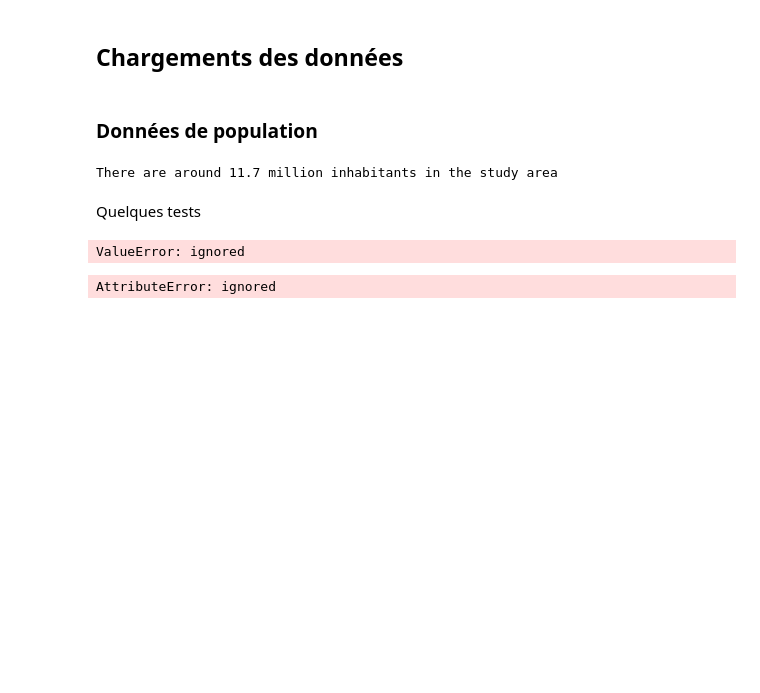
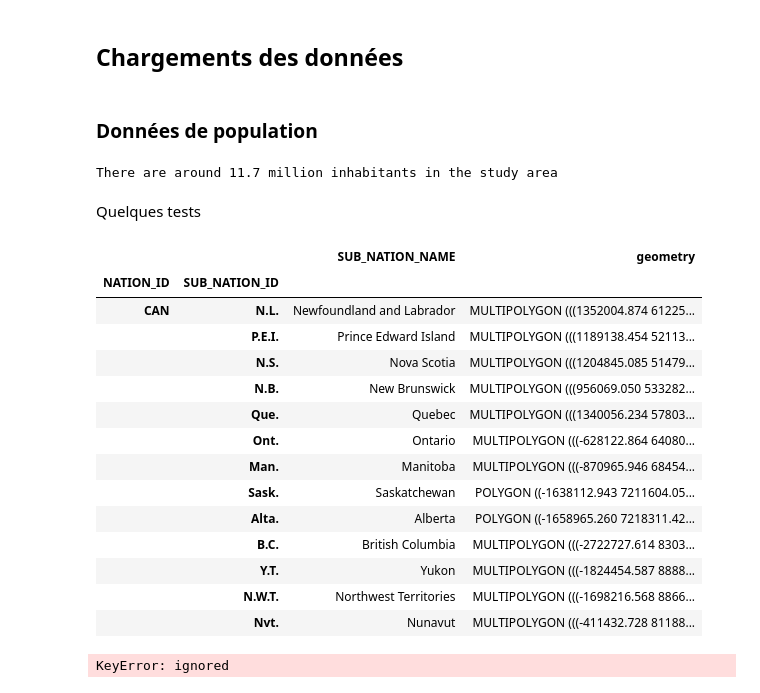
Before and after one commit to BastienBoucherat/geo6149, a Jupyter notebook: geo6149_projet.ipynb, the cells around one changed output. Drawn from its saved outputs; the diff is of its cells as text; code cells hidden in the pictures; blank space fills up the shorter version.

```diff
--- a/geo6149_projet.ipynb
+++ b/geo6149_projet.ipynb
@@ -282,7 +282,7 @@ can_boundaries_gdf = can_boundaries_gdf[['NATION_ID', 'SUB_NATION_ID', 'SUB_NATI
 **Sauvegarde des donnnées administratives** (Canada et Etat-Unis)
 # %%
 # Merge data for Canada+USA
-boundaries_gdf = us_boundaries_gdf.append(can_boundaries_gdf
+boundaries_gdf = us_boundaries_gdf.append(can_boundaries_gdf)
 
 # Define index
 boundaries_gdf.set_index(['NATION_ID', 'SUB_NATION_ID'], inplace=True)
@@ -419,14 +419,29 @@ print(f"There are around {round(sum(pop_data[pop_data>=0])/1e6,1)} million inhab
 There are around 11.7 million inhabitants in the study area
 # %% [markdown]
 Quelques tests
+# %%
+boundaries_gdf.loc[['CAN'],:]
+# %% [output]
+|  |  | SUB_NATION_NAME | geometry |
+| NATION_ID | SUB_NATION_ID |  |  |
+| CAN | N.L. | Newfoundland and Labrador | MULTIPOLYGON (((1352004.874 61225... |
+|  | P.E.I. | Prince Edward Island | MULTIPOLYGON (((1189138.454 52113... |
+|  | N.S. | Nova Scotia | MULTIPOLYGON (((1204845.085 51479... |
+|  | N.B. | New Brunswick | MULTIPOLYGON (((956069.050 533282... |
+|  | Que. | Quebec | MULTIPOLYGON (((1340056.234 57803... |
+|  | Ont. | Ontario | MULTIPOLYGON (((-628122.864 64080... |
+|  | Man. | Manitoba | MULTIPOLYGON (((-870965.946 68454... |
+|  | Sask. | Saskatchewan | POLYGON ((-1638112.943 7211604.05... |
+|  | Alta. | Alberta | POLYGON ((-1658965.260 7218311.42... |
+|  | B.C. | British Columbia | MULTIPOLYGON (((-2722727.614 8303... |
+|  | Y.T. | Yukon | MULTIPOLYGON (((-1824454.587 8888... |
+|  | N.W.T. | Northwest Territories | MULTIPOLYGON (((-1698216.568 8866... |
+|  | Nvt. | Nunavut | MULTIPOLYGON (((-411432.728 81188... |
 # %%
-qc_gdf = gpd.GeoDataFrame(boundaries_gdf.loc['CAN','Que.'],geometry=boundaries_gdf.loc['CAN','Que.']['geometry'])
-
-boundaries_gdf.loc['CAN',]
+qc_gdf = boundaries_gdf.loc[['CAN','Que.']][:]
+qc_gdf
 # %% [output]
-ValueError: ignored
+KeyError: ignored
 # %%
-qc_gdf = gpd.GeoDataFrame(boundaries_gdf.loc['CAN','Que.'])
-qc_mask = [json.loads(qc_gdf.to_crs(geo_crs).to_json())['features'][0]['geometry']]
+#qc_gdf = gpd.GeoDataFrame(boundaries_gdf.loc['CAN','Que.'])
+qc_mask = [json.loads(boundaries_gdf.to_crs(geo_crs).to_json())['features'][0]['geometry']]
-# %% [output]
-AttributeError: ignored
```
Also changed, not shown: parts of 2 cells of this notebook.
